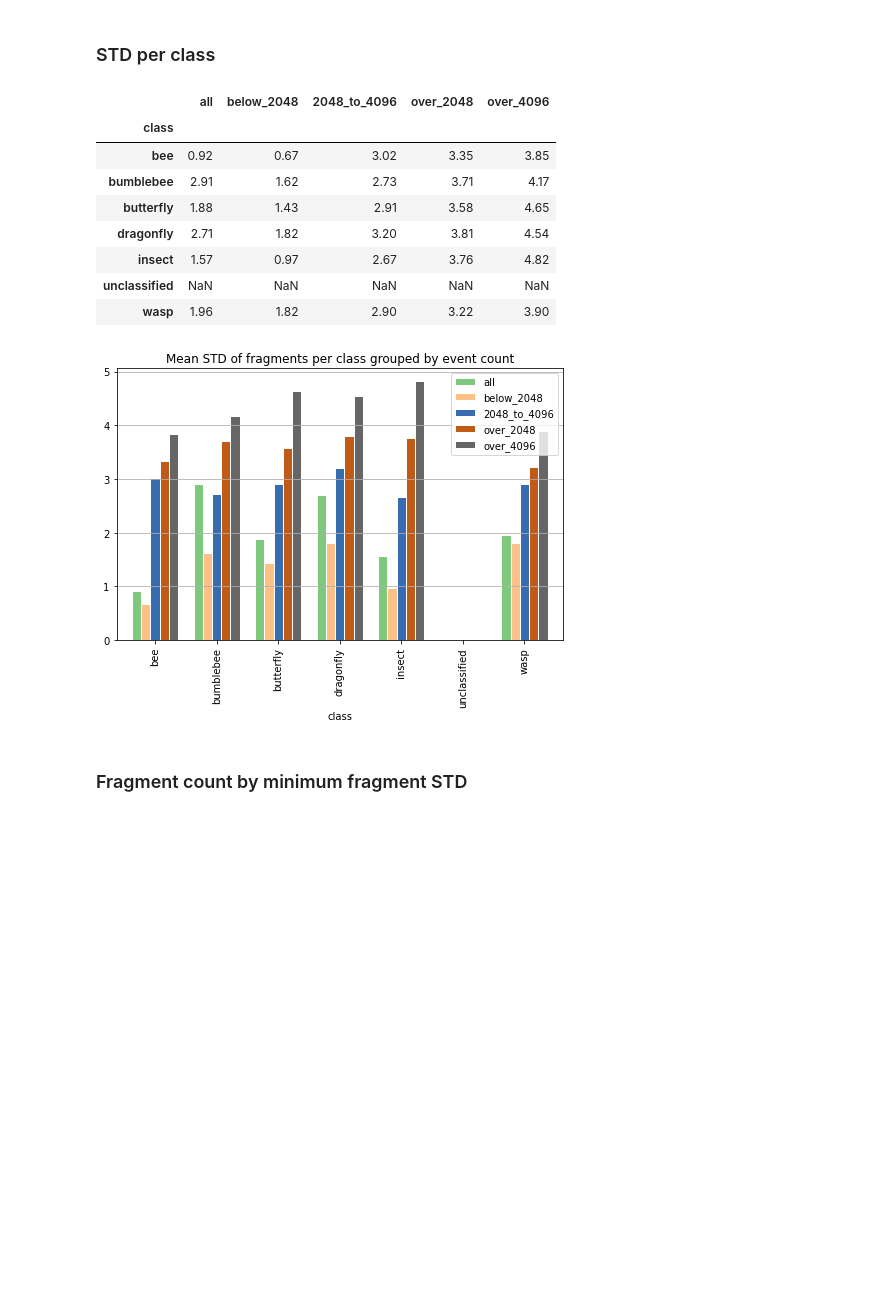
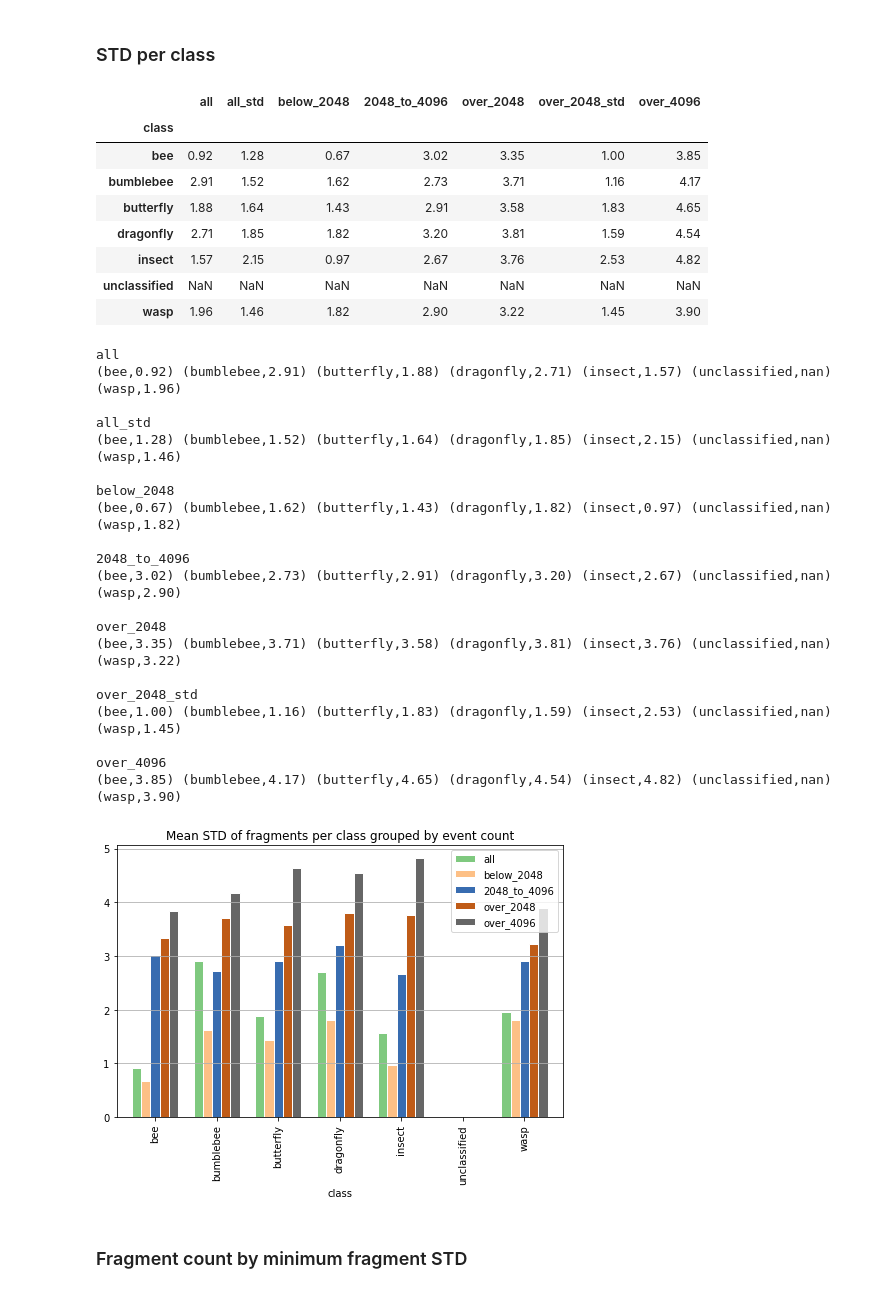
Before and after one commit to boeges/ma_point_cloud_processing, a Jupyter notebook: dataset_statistics.ipynb, the cells around one changed output. Cells and saved outputs as stored; diff of their text form; code cells hidden in the pictures; blank space fills up the shorter version.

```diff
--- a/dataset_statistics.ipynb
+++ b/dataset_statistics.ipynb
@@ -432,32 +432,57 @@ dtype: float64
 # %%
 agg = {
     "frag_std":"mean"
 }
+agg2 = {
+    "frag_std":["mean","std"]
+}
 
 df_std_per_class = pd.DataFrame()
-df_std_per_class["all"] = df.groupby("class").agg(agg)
+df_std_per_class[["all","all_std"]] = df.groupby("class").agg(agg2)
 df_std_per_class["below_2048"] = df[df["frag_evnt_count"] < 2048].groupby("class").agg(agg)
 df_std_per_class["2048_to_4096"] = df[(df["frag_evnt_count"] >= 2048) & (df["frag_evnt_count"] < 4096)].groupby("class").agg(agg)
-df_std_per_class["over_2048"] = df[df["frag_evnt_count"] >= 2048].groupby("class").agg(agg)
+df_std_per_class[["over_2048","over_2048_std"]] = df[df["frag_evnt_count"] >= 2048].groupby("class").agg(agg2)
 df_std_per_class["over_4096"] = df[df["frag_evnt_count"] >= 4096].groupby("class").agg(agg)
 
 ax = df_std_per_class.plot(y=["all", "below_2048", "2048_to_4096", "over_2048", "over_4096"], \
                             kind="bar", colormap="Accent", edgecolor='white', width=0.75, \
                             title="Mean STD of fragments per class grouped by event count")
 ax.grid(axis="y")
 ax.figure.set_size_inches(8,5)
 
 display(df_std_per_class)
+
+print_columns_for_latex(df_std_per_class, name_first=True, ig)
 # %% [output]
-|  | all | below_2048 | 2048_to_4096 | over_2048 | over_4096 |
-| class |  |  |  |  |  |
-| bee | 0.92 | 0.67 | 3.02 | 3.35 | 3.85 |
-| bumblebee | 2.91 | 1.62 | 2.73 | 3.71 | 4.17 |
-| butterfly | 1.88 | 1.43 | 2.91 | 3.58 | 4.65 |
-| dragonfly | 2.71 | 1.82 | 3.20 | 3.81 | 4.54 |
-| insect | 1.57 | 0.97 | 2.67 | 3.76 | 4.82 |
-| unclassified | NaN | NaN | NaN | NaN | NaN |
-| wasp | 1.96 | 1.82 | 2.90 | 3.22 | 3.90 |
+|  | all | all_std | below_2048 | 2048_to_4096 | over_2048 | over_2048_std | over_4096 |
+| class |  |  |  |  |  |  |  |
+| bee | 0.92 | 1.28 | 0.67 | 3.02 | 3.35 | 1.00 | 3.85 |
+| bumblebee | 2.91 | 1.52 | 1.62 | 2.73 | 3.71 | 1.16 | 4.17 |
+| butterfly | 1.88 | 1.64 | 1.43 | 2.91 | 3.58 | 1.83 | 4.65 |
+| dragonfly | 2.71 | 1.85 | 1.82 | 3.20 | 3.81 | 1.59 | 4.54 |
+| insect | 1.57 | 2.15 | 0.97 | 2.67 | 3.76 | 2.53 | 4.82 |
+| unclassified | NaN | NaN | NaN | NaN | NaN | NaN | NaN |
+| wasp | 1.96 | 1.46 | 1.82 | 2.90 | 3.22 | 1.45 | 3.90 |
+all
+(bee,0.92) (bumblebee,2.91) (butterfly,1.88) (dragonfly,2.71) (insect,1.57) (unclassified,nan) (wasp,1.96)
+
+all_std
+(bee,1.28) (bumblebee,1.52) (butterfly,1.64) (dragonfly,1.85) (insect,2.15) (unclassified,nan) (wasp,1.46)
+
+below_2048
+(bee,0.67) (bumblebee,1.62) (butterfly,1.43) (dragonfly,1.82) (insect,0.97) (unclassified,nan) (wasp,1.82)
+
+2048_to_4096
+(bee,3.02) (bumblebee,2.73) (butterfly,2.91) (dragonfly,3.20) (insect,2.67) (unclassified,nan) (wasp,2.90)
+
+over_2048
+(bee,3.35) (bumblebee,3.71) (butterfly,3.58) (dragonfly,3.81) (insect,3.76) (unclassified,nan) (wasp,3.22)
+
+over_2048_std
+(bee,1.00) (bumblebee,1.16) (butterfly,1.83) (dragonfly,1.59) (insect,2.53) (unclassified,nan) (wasp,1.45)
+
+over_4096
+(bee,3.85) (bumblebee,4.17) (butterfly,4.65) (dragonfly,4.54) (insect,4.82) (unclassified,nan) (wasp,3.90)
 [figure]
 # %% [markdown]
 ### Fragment count by minimum fragment STD
```
Also changed, not shown: 5 other files.
